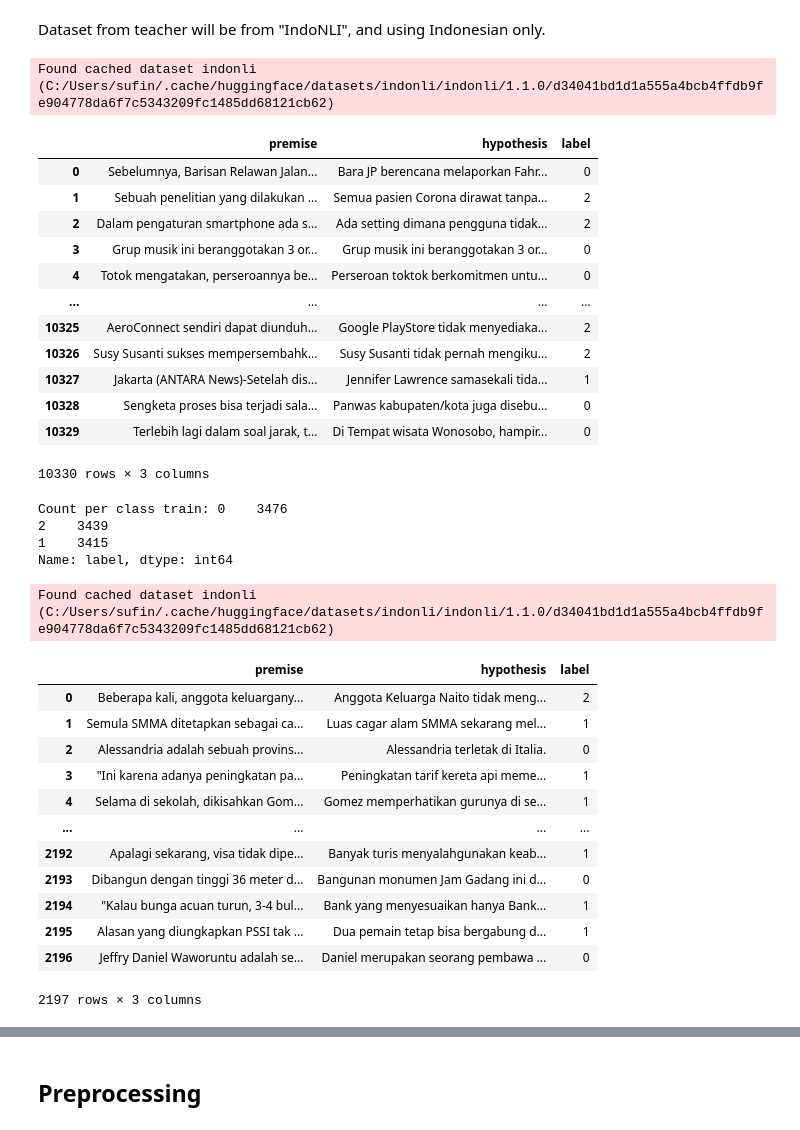
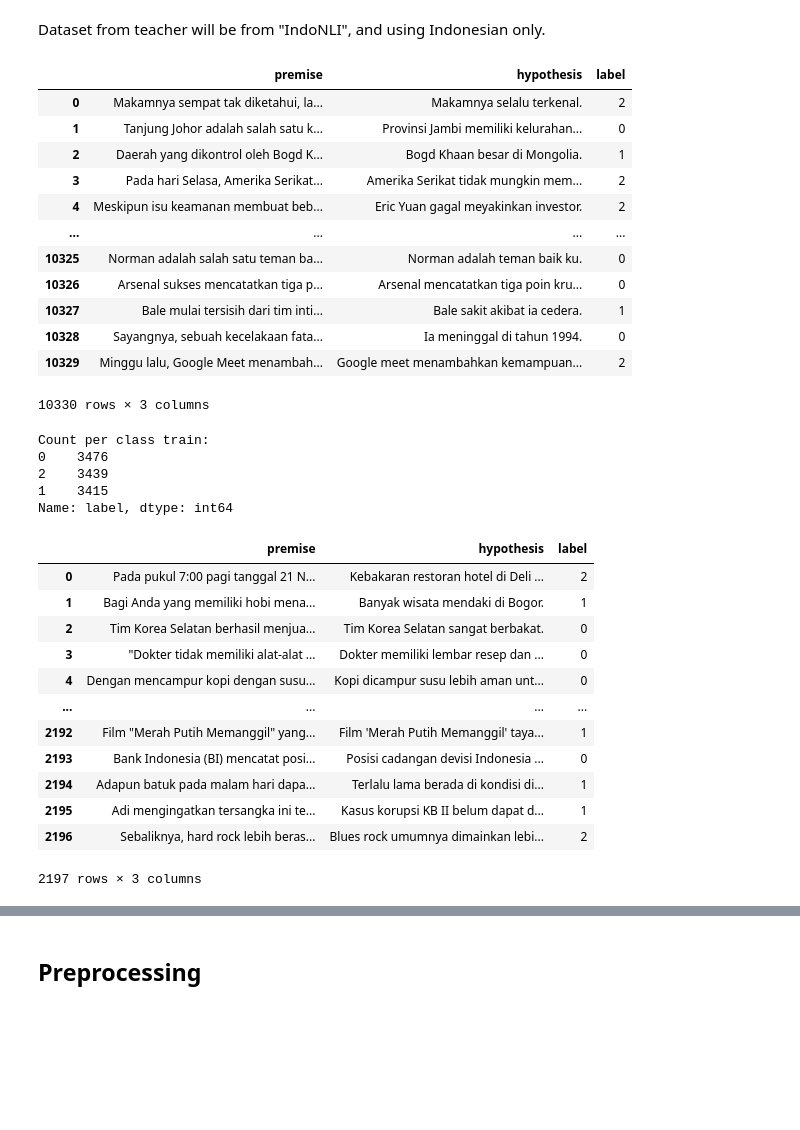
Before and after one commit to Tesis-IF/Indo-Javanese-NLI, a Jupyter notebook: ResearchedModels/NLI Transfer Learning.ipynb, the cells around one changed output, grey strips where cells are left out. Drawn from its saved outputs; the diff is of its cells as text; code cells hidden in the pictures; blank space fills up the shorter version.

```diff
--- a/ResearchedModels/NLI Transfer Learning.ipynb
+++ b/ResearchedModels/NLI Transfer Learning.ipynb
@@ -141,54 +165,54 @@ df_test_student.head()
 # %% [markdown]
 Dataset from teacher will be from "IndoNLI", and using Indonesian only.
 # %%
-df_train_ds = load_dataset('indonli', split="train")
-list_all_train = [df_train_ds['premise'], df_train_ds['hypothesis'], df_train_ds['label']]
-df_train_t = pd.DataFrame(list_all_train).transpose()
-df_train_t.columns = ['premise', 'hypothesis', 'label']
+df_train_t = pd.DataFrame()
+df_train_t["premise"] = df_train["premise"]
+df_train_t["hypothesis"] = df_train["hypothesis"]
+df_train_t["label"] = df_train["label"]
 df_train_t = df_train_t.sample(frac=1).reset_index(drop=True)
 display(df_train_t)
 # %% [output]
+|  | premise | hypothesis | label |
+| 0 | Makamnya sempat tak diketahui, la... | Makamnya selalu terkenal. | 2 |
+| 1 | Tanjung Johor adalah salah satu k... | Provinsi Jambi memiliki kelurahan... | 0 |
+| 2 | Daerah yang dikontrol oleh Bogd K... | Bogd Khaan besar di Mongolia. | 1 |
+| 3 | Pada hari Selasa, Amerika Serikat... | Amerika Serikat tidak mungkin mem... | 2 |
+| 4 | Meskipun isu keamanan membuat beb... | Eric Yuan gagal meyakinkan investor. | 2 |
+| ... | ... | ... | ... |
+| 10325 | Norman adalah salah satu teman ba... | Norman adalah teman baik ku. | 0 |
+| 10326 | Arsenal sukses mencatatkan tiga p... | Arsenal mencatatkan tiga poin kru... | 0 |
+| 10327 | Bale mulai tersisih dari tim inti... | Bale sakit akibat ia cedera. | 1 |
+| 10328 | Sayangnya, sebuah kecelakaan fata... | Ia meninggal di tahun 1994. | 0 |
+| 10329 | Minggu lalu, Google Meet menambah... | Google meet menambahkan kemampuan... | 2 |
-Found cached dataset indonli (C:/Users/sufin/.cache/huggingface/datasets/indonli/indonli/1.1.0/d34041bd1d1a555a4bcb4ffdb9fe904778da6f7c5343209fc1485dd68121cb62)
+10330 rows × 3 columns
-|  | premise | hypothesis | label |
-| 0 | Sebelumnya, Barisan Relawan Jalan... | Bara JP berencana melaporkan Fahr... | 0 |
-| 1 | Sebuah penelitian yang dilakukan ... | Semua pasien Corona dirawat tanpa... | 2 |
-| 2 | Dalam pengaturan smartphone ada s... | Ada setting dimana pengguna tidak... | 2 |
-| 3 | Grup musik ini beranggotakan 3 or... | Grup musik ini beranggotakan 3 or... | 0 |
-| 4 | Totok mengatakan, perseroannya be... | Perseroan toktok berkomitmen untu... | 0 |
-| ... | ... | ... | ... |
-| 10325 | AeroConnect sendiri dapat diunduh... | Google PlayStore tidak menyediaka... | 2 |
-| 10326 | Susy Susanti sukses mempersembahk... | Susy Susanti tidak pernah mengiku... | 2 |
-| 10327 | Jakarta (ANTARA News)-Setelah dis... | Jennifer Lawrence samasekali tida... | 1 |
-| 10328 | Sengketa proses bisa terjadi sala... | Panwas kabupaten/kota juga disebu... | 0 |
-| 10329 | Terlebih lagi dalam soal jarak, t... | Di Tempat wisata Wonosobo, hampir... | 0 |
-10330 rows × 3 columns
 # %%
-print("Count per class train:", df_train_t['label'].value_counts())
+print("Count per class train:")
+print(df_train_t['label'].value_counts())
 # %% [output]
-Count per class train: 0    3476
+Count per class train:
+0    3476
 2    3439
 1    3415
 Name: label, dtype: int64
 # %%
-df_valid_ds = load_dataset('indonli', split="validation")
-list_all_valid = [df_valid_ds['premise'], df_valid_ds['hypothesis'], df_valid_ds['label']]
-df_valid_t = pd.DataFrame(list_all_valid).transpose()
-df_valid_t.columns = ['premise', 'hypothesis', 'label']
+df_valid_t = pd.DataFrame()
+df_valid_t["premise"] = df_valid["premise"]
+df_valid_t["hypothesis"] = df_valid["hypothesis"]
+df_valid_t["label"] = df_valid["label"]
 df_valid_t = df_valid_t.sample(frac=1).reset_index(drop=True)
 display(df_valid_t)
 # %% [output]
+|  | premise | hypothesis | label |
+| 0 | Pada pukul 7:00 pagi tanggal 21 N... | Kebakaran restoran hotel di Deli ... | 2 |
+| 1 | Bagi Anda yang memiliki hobi mena... | Banyak wisata mendaki di Bogor. | 1 |
+| 2 | Tim Korea Selatan berhasil menjua... | Tim Korea Selatan sangat berbakat. | 0 |
+| 3 | "Dokter tidak memiliki alat-alat ... | Dokter memiliki lembar resep dan ... | 0 |
+| 4 | Dengan mencampur kopi dengan susu... | Kopi dicampur susu lebih aman unt... | 0 |
+| ... | ... | ... | ... |
+| 2192 | Film "Merah Putih Memanggil" yang... | Film 'Merah Putih Memanggil' taya... | 1 |
+| 2193 | Bank Indonesia (BI) mencatat posi... | Posisi cadangan devisi Indonesia ... | 0 |
+| 2194 | Adapun batuk pada malam hari dapa... | Terlalu lama berada di kondisi di... | 1 |
+| 2195 | Adi mengingatkan tersangka ini te... | Kasus korupsi KB II belum dapat d... | 1 |
+| 2196 | Sebaliknya, hard rock lebih beras... | Blues rock umumnya dimainkan lebi... | 2 |
-Found cached dataset indonli (C:/Users/sufin/.cache/huggingface/datasets/indonli/indonli/1.1.0/d34041bd1d1a555a4bcb4ffdb9fe904778da6f7c5343209fc1485dd68121cb62)
+2197 rows × 3 columns
-|  | premise | hypothesis | label |
-| 0 | Beberapa kali, anggota keluargany... | Anggota Keluarga Naito tidak meng... | 2 |
-| 1 | Semula SMMA ditetapkan sebagai ca... | Luas cagar alam SMMA sekarang mel... | 1 |
-| 2 | Alessandria adalah sebuah provins... | Alessandria terletak di Italia. | 0 |
-| 3 | "Ini karena adanya peningkatan pa... | Peningkatan tarif kereta api meme... | 1 |
-| 4 | Selama di sekolah, dikisahkan Gom... | Gomez memperhatikan gurunya di se... | 1 |
-| ... | ... | ... | ... |
-| 2192 | Apalagi sekarang, visa tidak dipe... | Banyak turis menyalahgunakan keab... | 1 |
-| 2193 | Dibangun dengan tinggi 36 meter d... | Bangunan monumen Jam Gadang ini d... | 0 |
-| 2194 | "Kalau bunga acuan turun, 3-4 bul... | Bank yang menyesuaikan hanya Bank... | 1 |
-| 2195 | Alasan yang diungkapkan PSSI tak ... | Dua pemain tetap bisa bergabung d... | 1 |
-| 2196 | Jeffry Daniel Waworuntu adalah se... | Daniel merupakan seorang pembawa ... | 0 |
-2197 rows × 3 columns
 # %%
```
Also changed, not shown: parts of 76 cells of this notebook.
